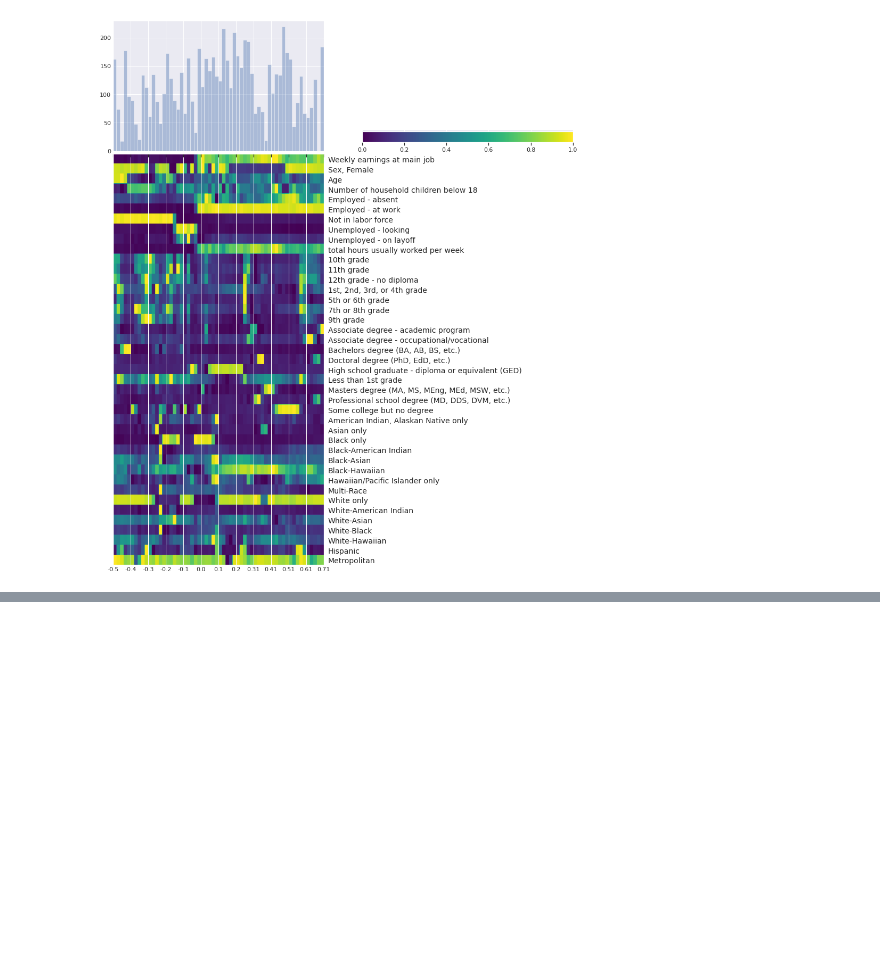
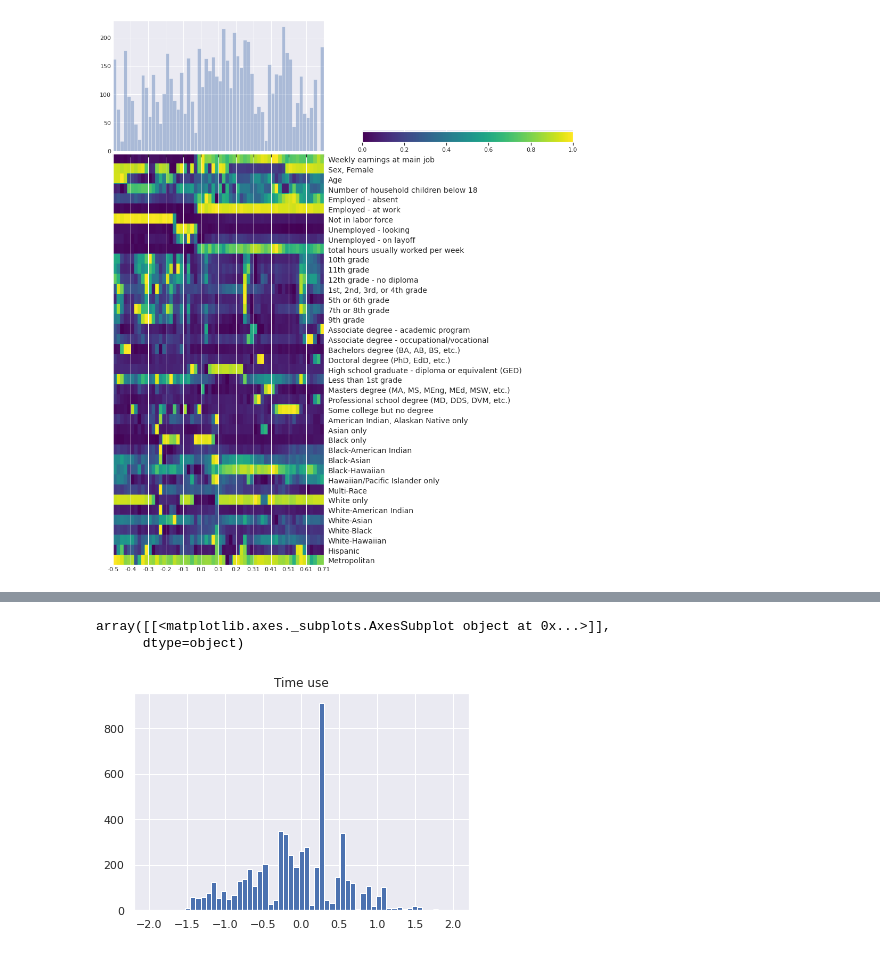
Before and after one commit to yaniv256/VAEs-in-Economics, a Jupyter notebook: Notebooks/Demographic_Data_ATUS_2013.ipynb, the cells around one changed output, grey strips where cells are left out. Saved outputs shown, nothing was run; the diff lists cells and outputs as text; code cells hidden in the pictures; blank space fills up the shorter version.

Commit message:
Demographics and time use combined

```diff
--- a/Notebooks/Demographic_Data_ATUS_2013.ipynb
+++ b/Notebooks/Demographic_Data_ATUS_2013.ipynb
@@ -568,3 +568,10 @@ vnn.plot_types(encoder=vae.encoder,decoder=vae.decoder,data=qt,
            hist_size=0.2);
 # %% [output]
 [figure]
+# %%
+flag_1 = np.ones((qt.shape[0], 1), dtype=qt.values.dtype)
+data = np.concatenate((qt.values, flag_1), axis=-1)
+encoded_demographics_nameless = pd.DataFrame(vae.encoder.predict(data))
+encoded_demographics = encoded_demographics_nameless.rename(columns = {0: "Demographics"})
+encoded_timeuse_nameless = pd.read_csv('https://raw.githubusercontent.com/yaniv256/VAEs-in-Economics/master/Resources/encoded_data.csv', header=None)
+encoded_timeuse = encoded_timeuse_nameless.rename(columns = {0: "Time use"})
@@ -570,0 +610,6 @@ vnn.plot_types(encoder=vae.encoder,decoder=vae.decoder,data=qt,
+# %%
+encoded_timeuse[(age > 0.5).values].hist(bins=np.linspace(-2,2,60))
+# %% [output]
+array([[<matplotlib.axes._subplots.AxesSubplot object at 0x...>]],
+      dtype=object)
+[figure, added]
```
Also changed, not shown: parts of 8 cells of this notebook.
